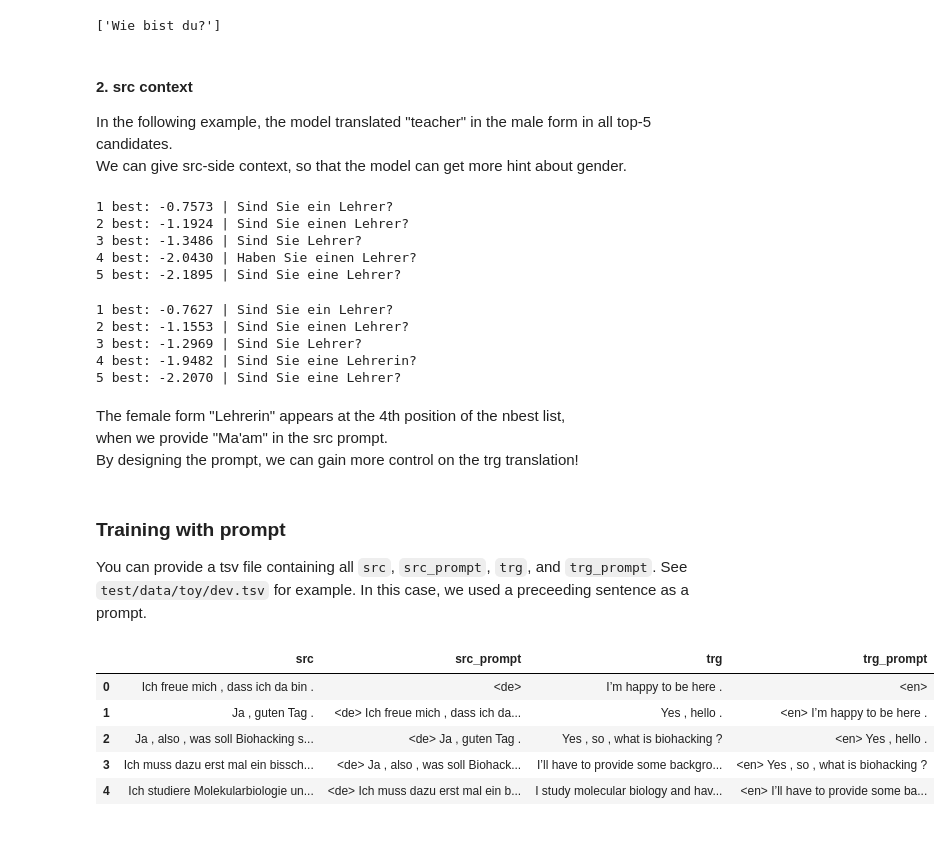
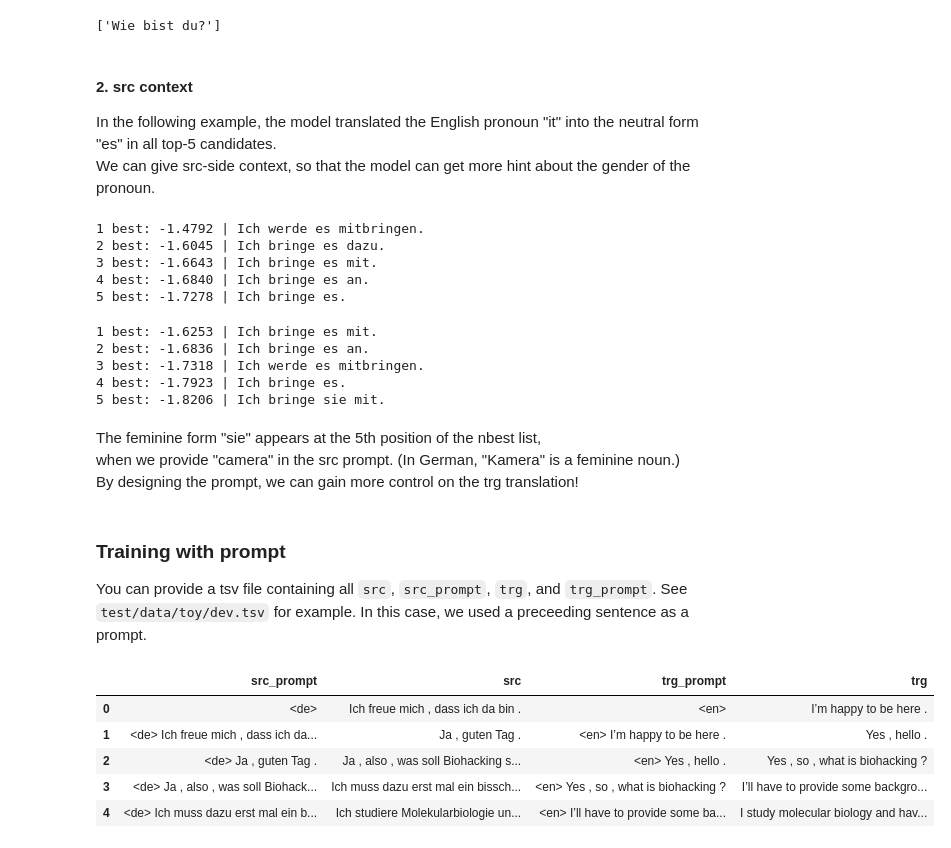
Before and after one commit to joeynmt/joeynmt, a Jupyter notebook: notebooks/torchhub.ipynb, the cells around one changed output. Drawn from its saved outputs; the diff is of its cells as text; code cells hidden in the pictures.

```diff
--- a/notebooks/torchhub.ipynb
+++ b/notebooks/torchhub.ipynb
@@ -232,12 +264,12 @@ iwslt14.translate(
 # %% [markdown]
 #### 2. src context
 
-In the following example, the model translated "teacher" in the male form in all top-5 candidates.
-We can give src-side context, so that the model can get more hint about gender.
+In the following example, the model translated the English pronoun "it" into the neutral form "es" in all top-5 candidates.
+We can give src-side context, so that the model can get more hint about the gender of the pronoun.
 # %%
 # w/o src context
 out = iwslt14.score(
-    src=["Are you a teacher?"],
+    src=["I'll bring it."],
     src_prompt=["<en>"],
     trg_prompt=["<de>"],
     beam_size=5,
@@ -246,16 +278,16 @@ out = iwslt14.score(
 for n in range(5):
     print(f'{n+1} best: {out[0].sequence_probs[n]:.4f} | {out[0].translation[n]}')
 # %% [output]
-1 best: -0.7573 | Sind Sie ein Lehrer?
-2 best: -1.1924 | Sind Sie einen Lehrer?
-3 best: -1.3486 | Sind Sie Lehrer?
-4 best: -2.0430 | Haben Sie einen Lehrer?
-5 best: -2.1895 | Sind Sie eine Lehrer?
+1 best: -1.4792 | Ich werde es mitbringen.
+2 best: -1.6045 | Ich bringe es dazu.
+3 best: -1.6643 | Ich bringe es mit.
+4 best: -1.6840 | Ich bringe es an.
+5 best: -1.7278 | Ich bringe es.
 # %%
 # w/ src context
 out = iwslt14.score(
-    src=["Are you a teacher?"],
-    src_prompt=["<en> Ma'am,"],
+    src=["I'll bring it."],
+    src_prompt=["<en> There is a camera."],
     trg_prompt=["<de>"],
     beam_size=5,
     n_best=5,
@@ -263,14 +295,14 @@ out = iwslt14.score(
 for n in range(5):
     print(f'{n+1} best: {out[0].sequence_probs[n]:.4f} | {out[0].translation[n]}')
 # %% [output]
-1 best: -0.7627 | Sind Sie ein Lehrer?
-2 best: -1.1553 | Sind Sie einen Lehrer?
-3 best: -1.2969 | Sind Sie Lehrer?
-4 best: -1.9482 | Sind Sie eine Lehrerin?
-5 best: -2.2070 | Sind Sie eine Lehrer?
+1 best: -1.6253 | Ich bringe es mit.
+2 best: -1.6836 | Ich bringe es an.
+3 best: -1.7318 | Ich werde es mitbringen.
+4 best: -1.7923 | Ich bringe es.
+5 best: -1.8206 | Ich bringe sie mit.
 # %% [markdown]
-The female form "Lehrerin" appears at the 4th position of the nbest list,
-when we provide "Ma'am" in the src prompt.
+The feminine form "sie" appears at the 5th position of the nbest list,
+when we provide "camera" in the src prompt. (In German, "Kamera" is a feminine noun.)
 By designing the prompt, we can gain more control on the trg translation!
 # %% [markdown]
 ### Training with prompt
@@ -280,14 +312,15 @@ See `test/data/toy/dev.tsv` for example. In this case, we used a preceeding sent
 # %%
 import pandas as pd
 
-pd.read_csv("../test/data/toy/dev.tsv", sep="\t").head(5)
+df = pd.read_csv("../test/data/toy/dev.tsv", sep="\t")
+df[["src_prompt", "src", "trg_prompt", "trg"]].head(5)
 # %% [output]
-|  | src | src_prompt | trg | trg_prompt |
-| 0 | Ich freue mich , dass ich da bin . | <de> | I’m happy to be here . | <en> |
-| 1 | Ja , guten Tag . | <de> Ich freue mich , dass ich da... | Yes , hello . | <en> I’m happy to be here . |
-| 2 | Ja , also , was soll Biohacking s... | <de> Ja , guten Tag . | Yes , so , what is biohacking ? | <en> Yes , hello . |
-| 3 | Ich muss dazu erst mal ein bissch... | <de> Ja , also , was soll Biohack... | I’ll have to provide some backgro... | <en> Yes , so , what is biohacking ? |
-| 4 | Ich studiere Molekularbiologie un... | <de> Ich muss dazu erst mal ein b... | I study molecular biology and hav... | <en> I’ll have to provide some ba... |
+|  | src_prompt | src | trg_prompt | trg |
+| 0 | <de> | Ich freue mich , dass ich da bin . | <en> | I’m happy to be here . |
+| 1 | <de> Ich freue mich , dass ich da... | Ja , guten Tag . | <en> I’m happy to be here . | Yes , hello . |
+| 2 | <de> Ja , guten Tag . | Ja , also , was soll Biohacking s... | <en> Yes , hello . | Yes , so , what is biohacking ? |
+| 3 | <de> Ja , also , was soll Biohack... | Ich muss dazu erst mal ein bissch... | <en> Yes , so , what is biohacking ? | I’ll have to provide some backgro... |
+| 4 | <de> Ich muss dazu erst mal ein b... | Ich studiere Molekularbiologie un... | <en> I’ll have to provide some ba... | I study molecular biology and hav... |
 # %% [markdown]
 You also should pay attention to the `lang` section in the config.
 (We have multiple languages in both sides!)
```
Also changed, not shown: parts of 16 cells of this notebook, 1 other file.
